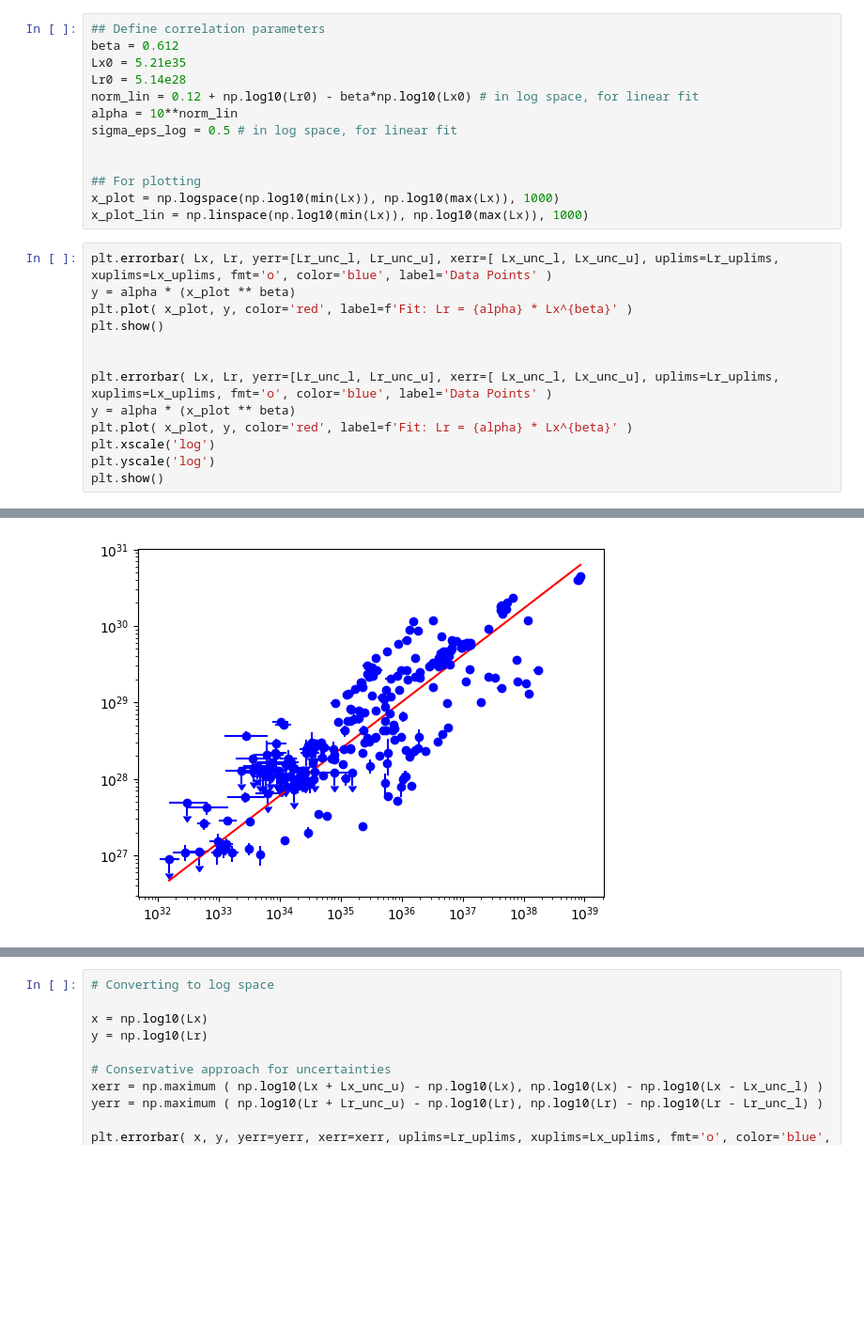
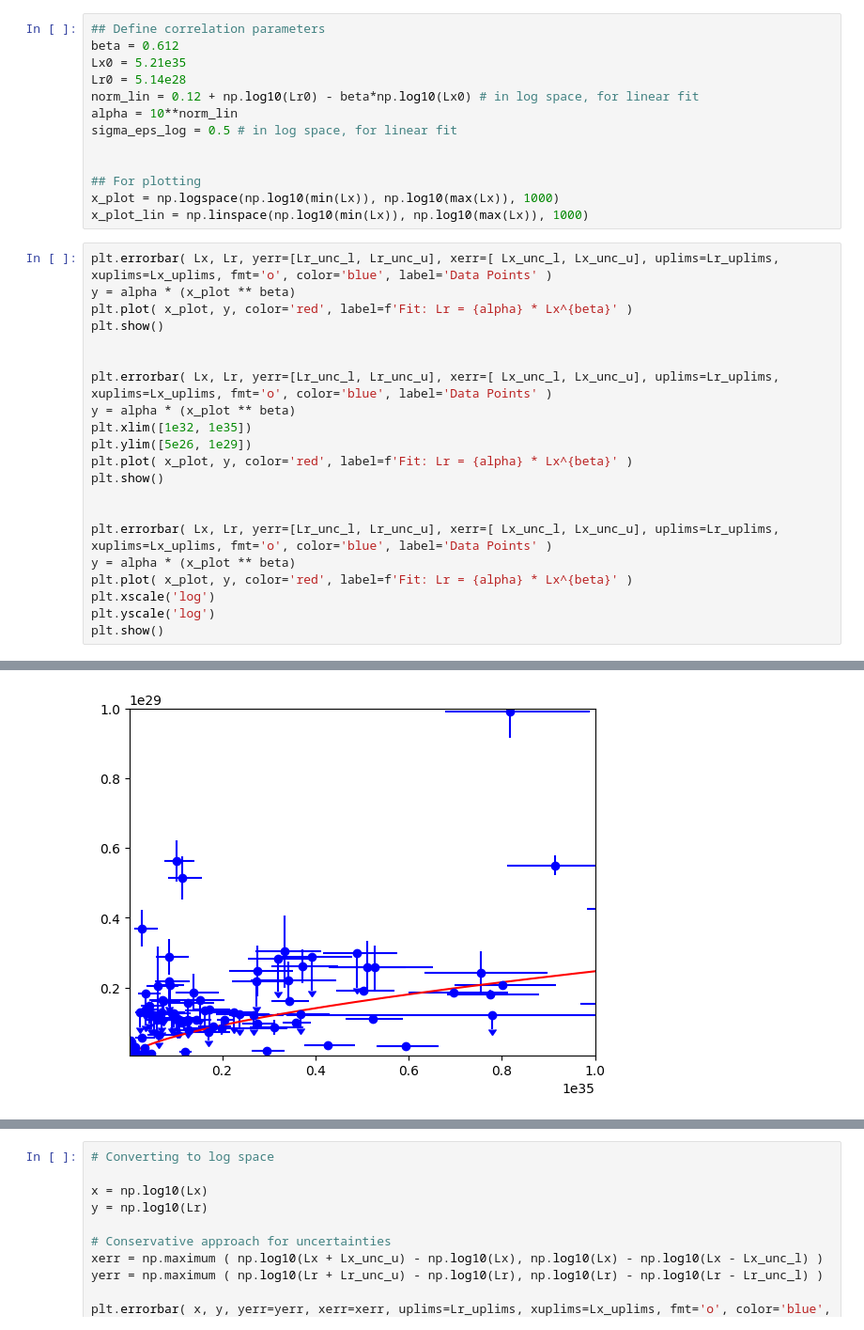
Before and after one commit to JustineCrook/Linear_regression, a Jupyter notebook: 0_generating_mock_data.ipynb, the cells around one changed output, grey strips where cells are left out. Shown at 94% size. Drawn from its saved outputs; the diff is of its cells as text; blank space fills up the shorter version.

```diff
--- a/0_generating_mock_data.ipynb
+++ b/0_generating_mock_data.ipynb
@@ -49,16 +49,24 @@ x_plot_lin = np.linspace(np.log10(min(Lx)), np.log10(max(Lx)), 1000)
 # %%
 plt.errorbar( Lx, Lr, yerr=[Lr_unc_l, Lr_unc_u], xerr=[ Lx_unc_l, Lx_unc_u], uplims=Lr_uplims, xuplims=Lx_uplims, fmt='o', color='blue', label='Data Points' )
 y = alpha * (x_plot ** beta)
+plt.plot( x_plot, y, color='red', label=f'Fit: Lr = {alpha} * Lx^{beta}' )
+plt.show()
+
+
+plt.errorbar( Lx, Lr, yerr=[Lr_unc_l, Lr_unc_u], xerr=[ Lx_unc_l, Lx_unc_u], uplims=Lr_uplims, xuplims=Lx_uplims, fmt='o', color='blue', label='Data Points' )
+y = alpha * (x_plot ** beta)
+plt.xlim([1e32, 1e35])
+plt.ylim([5e26, 1e29])
 plt.plot( x_plot, y, color='red', label=f'Fit: Lr = {alpha} * Lx^{beta}' )
 plt.show()
 
 
 plt.errorbar( Lx, Lr, yerr=[Lr_unc_l, Lr_unc_u], xerr=[ Lx_unc_l, Lx_unc_u], uplims=Lr_uplims, xuplims=Lx_uplims, fmt='o', color='blue', label='Data Points' )
 y = alpha * (x_plot ** beta)
 plt.plot( x_plot, y, color='red', label=f'Fit: Lr = {alpha} * Lx^{beta}' )
 plt.xscale('log')
 plt.yscale('log')
 plt.show()
 # %% [output]
 [figure]
-[figure, old version]
+[figure, new version]
```
Also changed, not shown: parts of 1 cell of this notebook, 6 other files.
